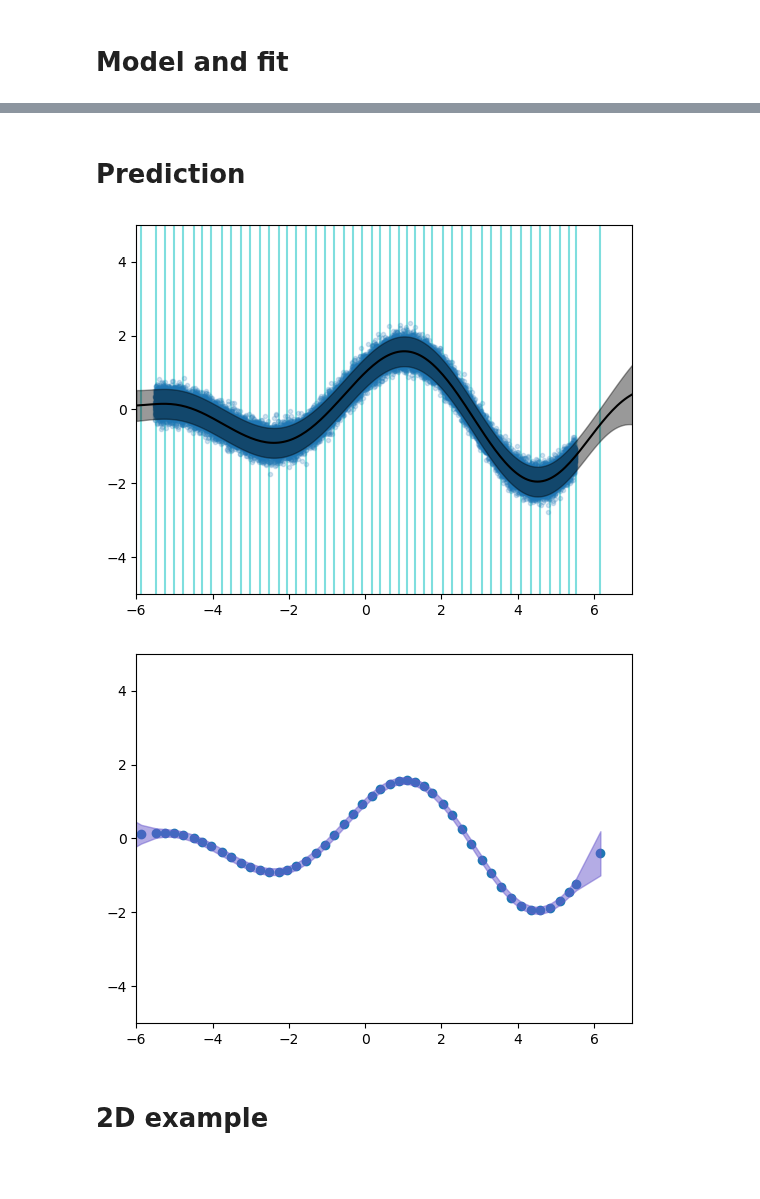
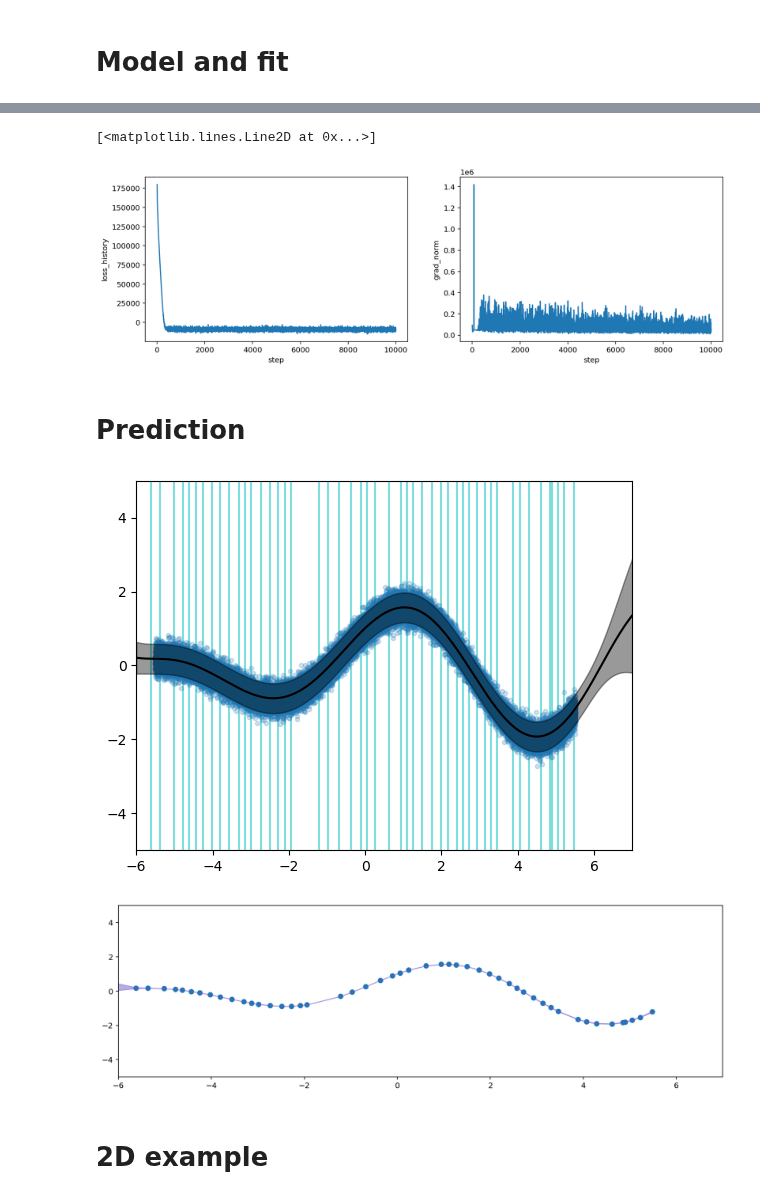
Before and after one commit to jessegrabowski/pymc-extras, a Jupyter notebook: notebooks/gp-variational-stochastic.ipynb, the cells around one changed output, grey strips where cells are left out. Drawn from its saved outputs; the diff is of its cells as text; code cells hidden in the pictures; blank space fills up the shorter version.

```diff
--- a/notebooks/gp-variational-stochastic.ipynb
+++ b/notebooks/gp-variational-stochastic.ipynb
@@ -106,0 +58,15 @@ Iteration: 10000, Loss: -10885.61, finished.
+# %%
+n_steps = 10_000
+batch_size = 512
+
+optimizer = optax.adamw(learning_rate=1e-2)
+
+idata = pmx.gp.fit_jax(
+    svgp,
+    X,
+    y,
+    optimizer=optimizer,
+    n_steps=n_steps,
+    batch_size=batch_size,
+    model=model,
+)
@@ -107,2 +77,9 @@ Iteration: 10000, Loss: -10885.61, finished.
+# %%
+fig, ax = plt.subplots(1, 2, figsize=(14, 4), dpi=144)
+idata.fit.loss_history.plot(ax=ax[0])
+idata.fit.grad_norm.plot(ax=ax[1])
+# %% [output]
+[<matplotlib.lines.Line2D at 0x...>]
+[figure, added]
 # %% [markdown]
 # Prediction
@@ -126,31 +91,36 @@ with model:
 # %%
-mu, var = f_predict(t, result)
+mu, var = f_predict(t, idata)
 mu = mu.squeeze()
 sd = np.sqrt(var).squeeze()
 
-plt.plot(x, y, '.', zorder=0, alpha=0.2);
-plt.plot(t.flatten(), mu, color="k");
-plt.fill_between(t.flatten(), mu - 2*sd, mu + 2*sd, color="k", alpha=0.4, zorder=1);
-plt.xlim([-6, 7]);
-plt.ylim([-5, 5]);
+plt.plot(x, y, ".", zorder=0, alpha=0.2)
+plt.plot(t.flatten(), mu, color="k")
+plt.fill_between(t.flatten(), mu - 2 * sd, mu + 2 * sd, color="k", alpha=0.4, zorder=1)
+plt.xlim([-6, 7])
+plt.ylim([-5, 5])
 
-z = results["z"].flatten()
+z = idata.fit["inducing_points"].values.flatten()
 for z_ in z:
     plt.axvline(x=z_, color="c", zorder=-2, alpha=0.5)
 # %% [output]
-[figure, old version]
+[figure, new version]
 # %%
-mu = results["variational_mean"].flatten()
-plt.scatter(z, mu);
+idata = svgp.unwhiten(idata, model=model)
 
-L = pm.expand_packed_triangular(n=n_inducing, packed=pt.as_tensor(results["vrc"])).eval()
-Sigma = L.dot(L.T)
-sd = np.sqrt(np.diag(Sigma))
-plt.fill_between(z, mu - 2*sd, mu + 2*sd, color="slateblue", alpha=0.5);
-plt.xlim([-6, 7]);
-plt.ylim([-5, 5]);
+z = idata.fit["inducing_points"].values.squeeze()
+order = np.argsort(z)
+
+mu_u = idata.untransformed_fit["inducing_mean"].values[order]
+sd_u = idata.untransformed_fit["inducing_std"].values[order]
+z = z[order]
+
+fig, ax = plt.subplots(figsize=(14, 4), dpi=144)
+ax.scatter(z, mu_u)
+ax.fill_between(z, mu_u - 2 * sd_u, mu_u + 2 * sd_u, color="slateblue", alpha=0.5)
+ax.set(xlim=[-6, 7], ylim=[-5, 5])
+plt.show()
 # %% [output]
-[figure, old version]
+[figure, new version]
 # %% [markdown]
 # 2D example
 # %%
```
Also changed, not shown: parts of 16 cells of this notebook.
